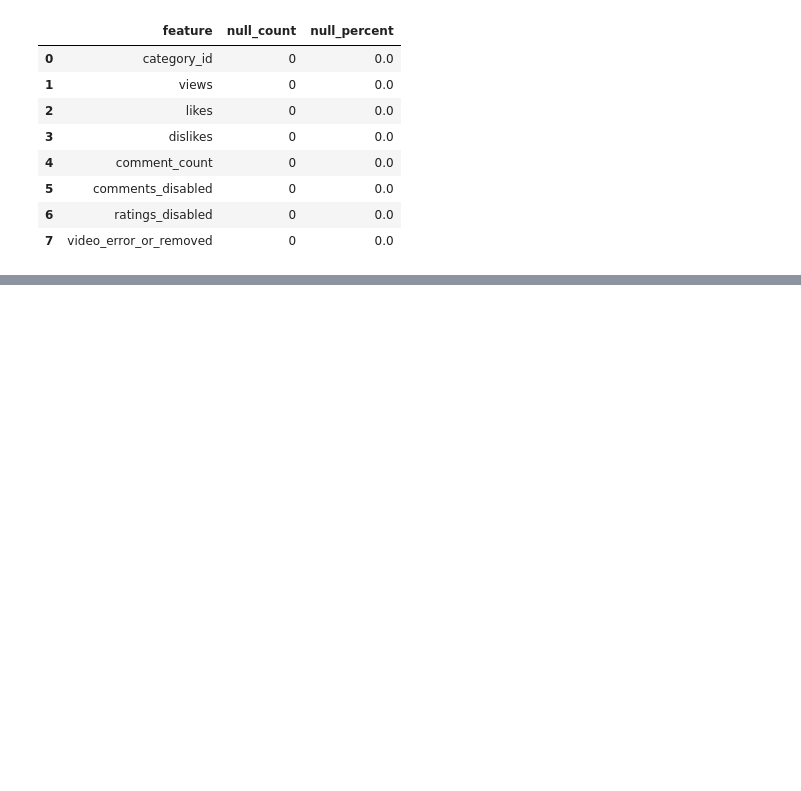
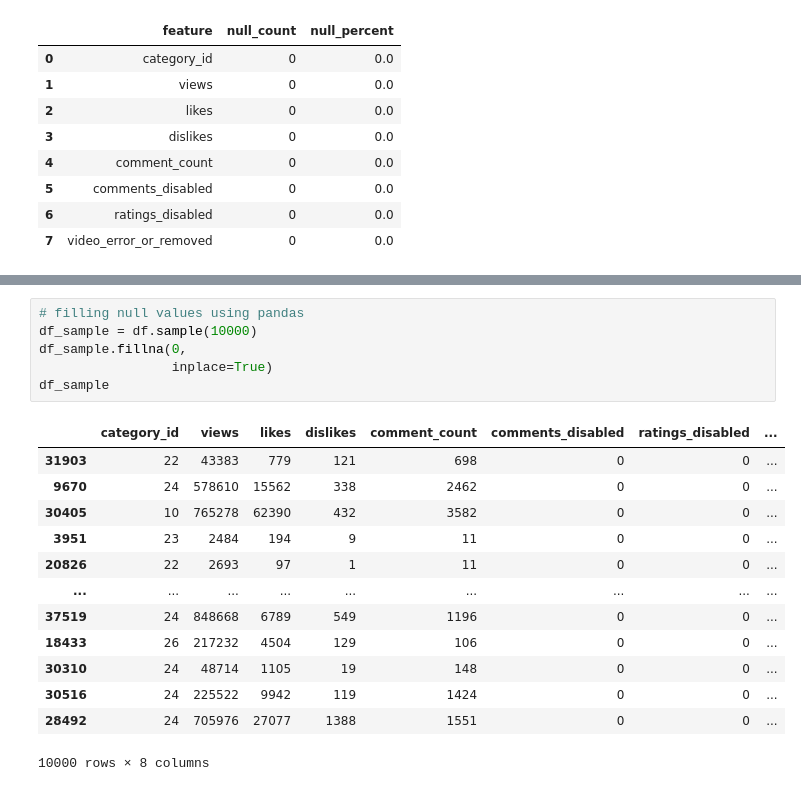
Before and after one commit to ashen007/youtube_trending, a Jupyter notebook: trending.ipynb, the cells around one changed output, grey strips where cells are left out. Drawn from its saved outputs; the diff is of its cells as text; blank space fills up the shorter version.

```diff
--- a/trending.ipynb
+++ b/trending.ipynb
@@ -235,0 +243,20 @@ plt.show()
+# %%
+# filling null values using pandas
+df_sample = df.sample(10000)
+df_sample.fillna(0,
+                 inplace=True)
+df_sample
+# %% [output]
+|  | category_id | views | likes | dislikes | comment_count | comments_disabled | ratings_disabled | ... |
+| 31903 | 22 | 43383 | 779 | 121 | 698 | 0 | 0 | ... |
+| 9670 | 24 | 578610 | 15562 | 338 | 2462 | 0 | 0 | ... |
+| 30405 | 10 | 765278 | 62390 | 432 | 3582 | 0 | 0 | ... |
+| 3951 | 23 | 2484 | 194 | 9 | 11 | 0 | 0 | ... |
+| 20826 | 22 | 2693 | 97 | 1 | 11 | 0 | 0 | ... |
+| ... | ... | ... | ... | ... | ... | ... | ... | ... |
+| 37519 | 24 | 848668 | 6789 | 549 | 1196 | 0 | 0 | ... |
+| 18433 | 26 | 217232 | 4504 | 129 | 106 | 0 | 0 | ... |
+| 30310 | 24 | 48714 | 1105 | 19 | 148 | 0 | 0 | ... |
+| 30516 | 24 | 225522 | 9942 | 119 | 1424 | 0 | 0 | ... |
+| 28492 | 24 | 705976 | 27077 | 1388 | 1551 | 0 | 0 | ... |
+10000 rows × 8 columns
```
Also changed, not shown: parts of 6 cells of this notebook.
